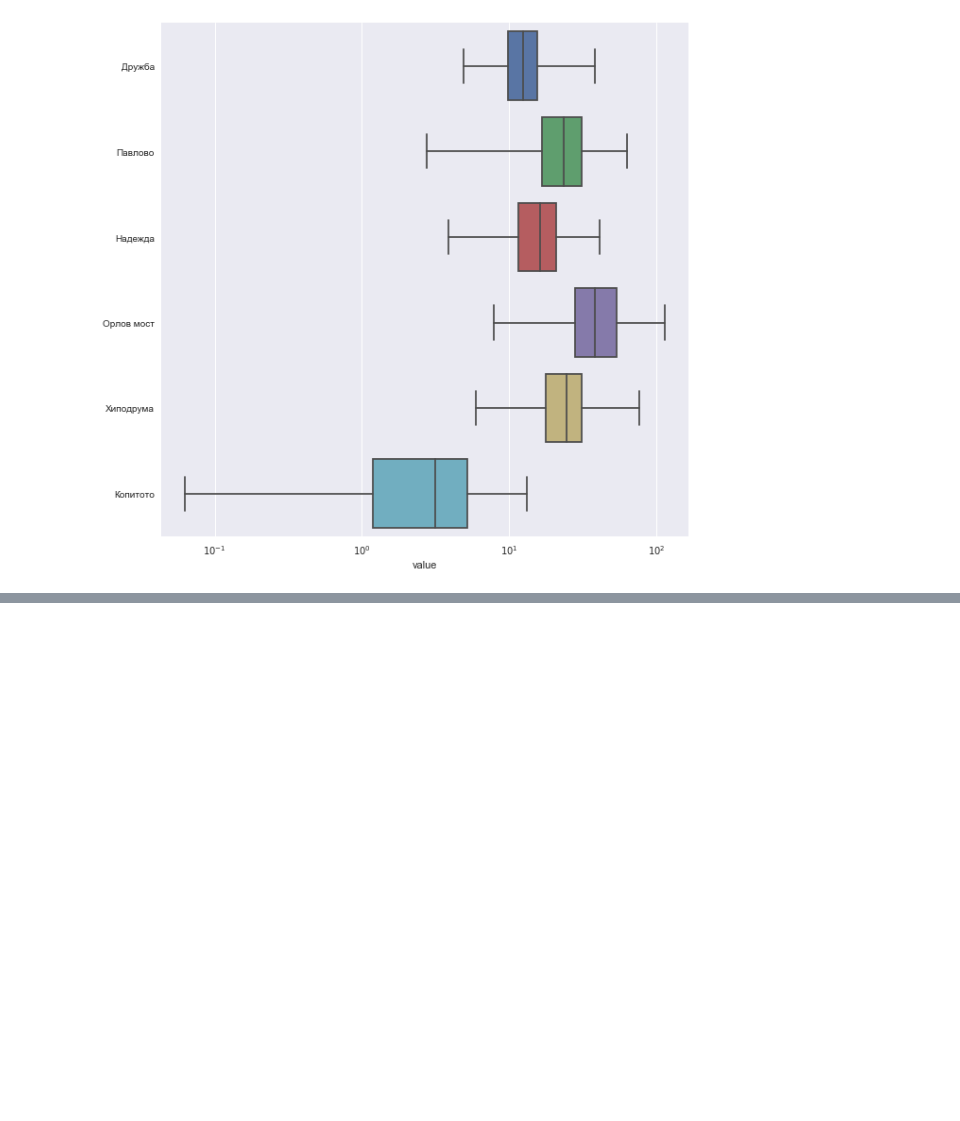
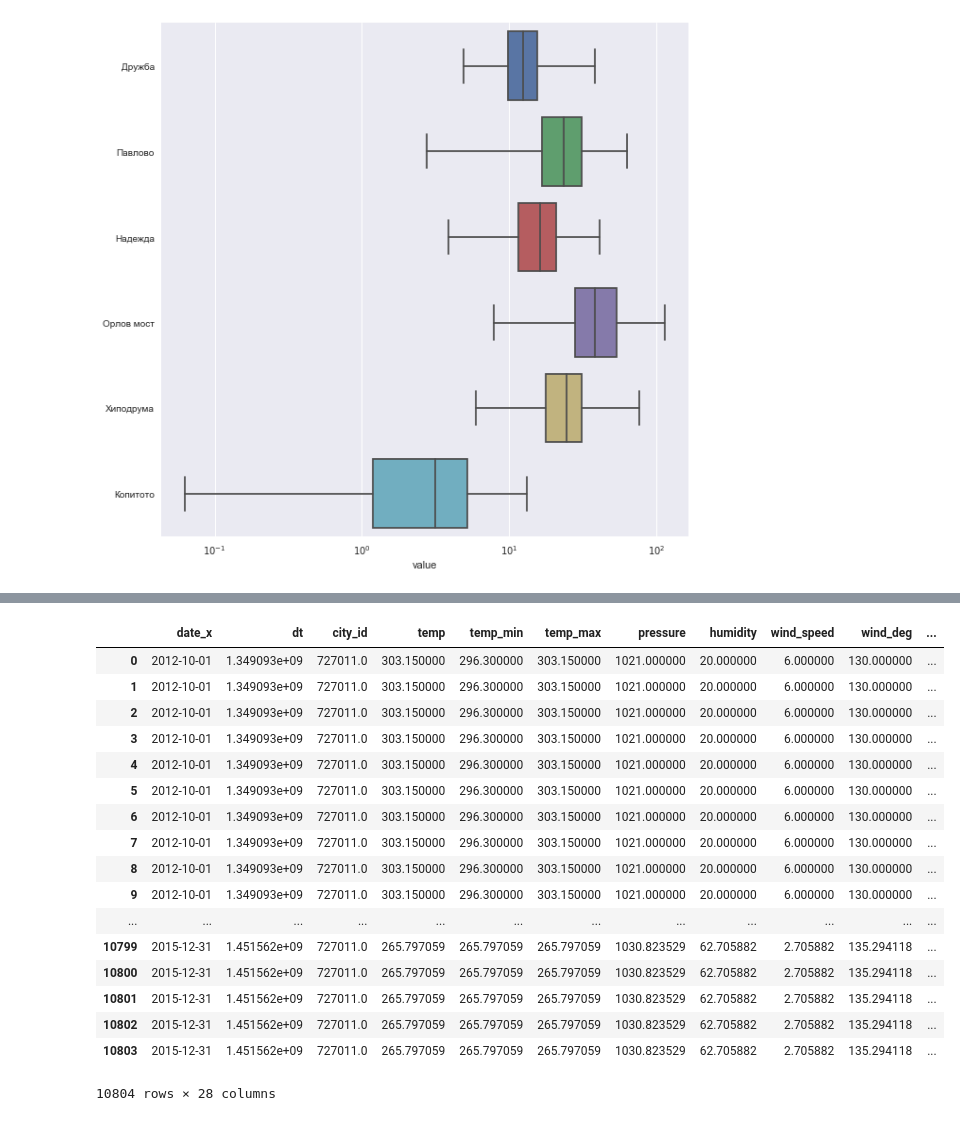
Before and after one commit to apepa/air-pollution, a Jupyter notebook: opendata process.ipynb, the cells around one changed output, grey strips where cells are left out. Drawn from its saved outputs; the diff is of its cells as text; code cells hidden in the pictures; blank space fills up the shorter version.

```diff
--- a/opendata process.ipynb
+++ b/opendata process.ipynb
@@ -250,0 +356,21 @@ plot_by_location(df_pm10)
+# %%
+pd.merge(processed_weather, pd_aggregated, left_on='date_format', right_on="date")
+# %% [output]
+|  | date_x | dt | city_id | temp | temp_min | temp_max | pressure | humidity | wind_speed | wind_deg | ... |
+| 0 | 2012-10-01 | 1.349093e+09 | 727011.0 | 303.150000 | 296.300000 | 303.150000 | 1021.000000 | 20.000000 | 6.000000 | 130.000000 | ... |
+| 1 | 2012-10-01 | 1.349093e+09 | 727011.0 | 303.150000 | 296.300000 | 303.150000 | 1021.000000 | 20.000000 | 6.000000 | 130.000000 | ... |
+| 2 | 2012-10-01 | 1.349093e+09 | 727011.0 | 303.150000 | 296.300000 | 303.150000 | 1021.000000 | 20.000000 | 6.000000 | 130.000000 | ... |
+| 3 | 2012-10-01 | 1.349093e+09 | 727011.0 | 303.150000 | 296.300000 | 303.150000 | 1021.000000 | 20.000000 | 6.000000 | 130.000000 | ... |
+| 4 | 2012-10-01 | 1.349093e+09 | 727011.0 | 303.150000 | 296.300000 | 303.150000 | 1021.000000 | 20.000000 | 6.000000 | 130.000000 | ... |
+| 5 | 2012-10-01 | 1.349093e+09 | 727011.0 | 303.150000 | 296.300000 | 303.150000 | 1021.000000 | 20.000000 | 6.000000 | 130.000000 | ... |
+| 6 | 2012-10-01 | 1.349093e+09 | 727011.0 | 303.150000 | 296.300000 | 303.150000 | 1021.000000 | 20.000000 | 6.000000 | 130.000000 | ... |
+| 7 | 2012-10-01 | 1.349093e+09 | 727011.0 | 303.150000 | 296.300000 | 303.150000 | 1021.000000 | 20.000000 | 6.000000 | 130.000000 | ... |
+| 8 | 2012-10-01 | 1.349093e+09 | 727011.0 | 303.150000 | 296.300000 | 303.150000 | 1021.000000 | 20.000000 | 6.000000 | 130.000000 | ... |
+| 9 | 2012-10-01 | 1.349093e+09 | 727011.0 | 303.150000 | 296.300000 | 303.150000 | 1021.000000 | 20.000000 | 6.000000 | 130.000000 | ... |
+| ... | ... | ... | ... | ... | ... | ... | ... | ... | ... | ... | ... |
+| 10799 | 2015-12-31 | 1.451562e+09 | 727011.0 | 265.797059 | 265.797059 | 265.797059 | 1030.823529 | 62.705882 | 2.705882 | 135.294118 | ... |
+| 10800 | 2015-12-31 | 1.451562e+09 | 727011.0 | 265.797059 | 265.797059 | 265.797059 | 1030.823529 | 62.705882 | 2.705882 | 135.294118 | ... |
+| 10801 | 2015-12-31 | 1.451562e+09 | 727011.0 | 265.797059 | 265.797059 | 265.797059 | 1030.823529 | 62.705882 | 2.705882 | 135.294118 | ... |
+| 10802 | 2015-12-31 | 1.451562e+09 | 727011.0 | 265.797059 | 265.797059 | 265.797059 | 1030.823529 | 62.705882 | 2.705882 | 135.294118 | ... |
+| 10803 | 2015-12-31 | 1.451562e+09 | 727011.0 | 265.797059 | 265.797059 | 265.797059 | 1030.823529 | 62.705882 | 2.705882 | 135.294118 | ... |
+10804 rows × 28 columns
```
Also changed, not shown: parts of 15 cells of this notebook, 1 other file.
